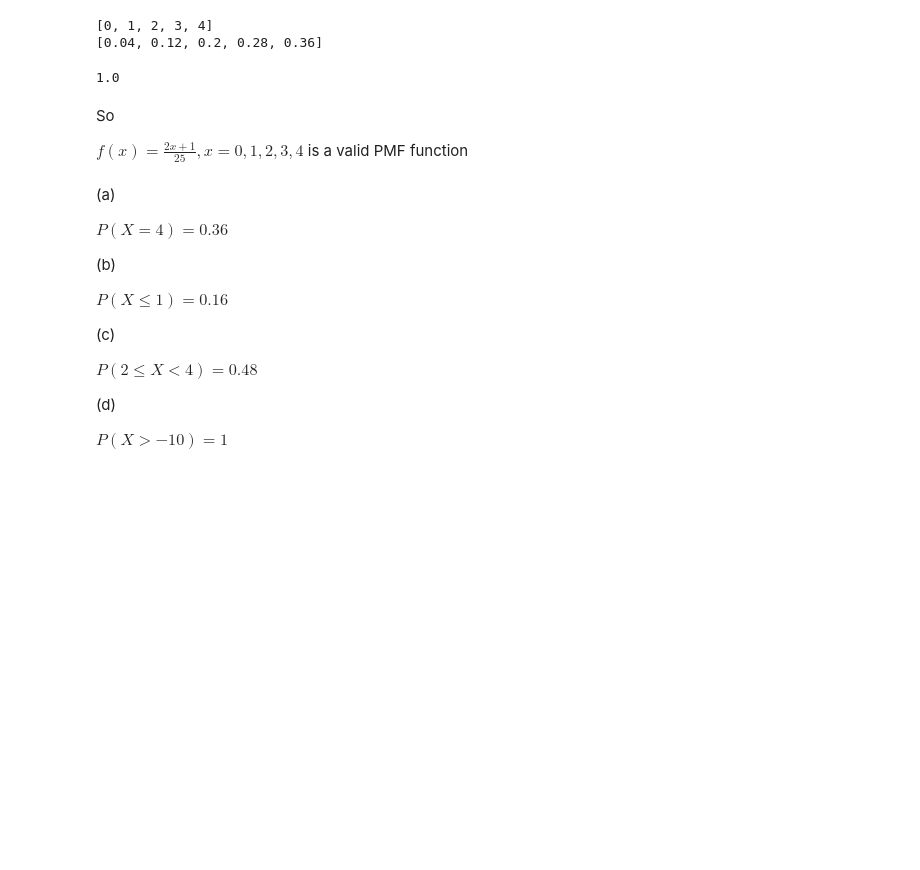
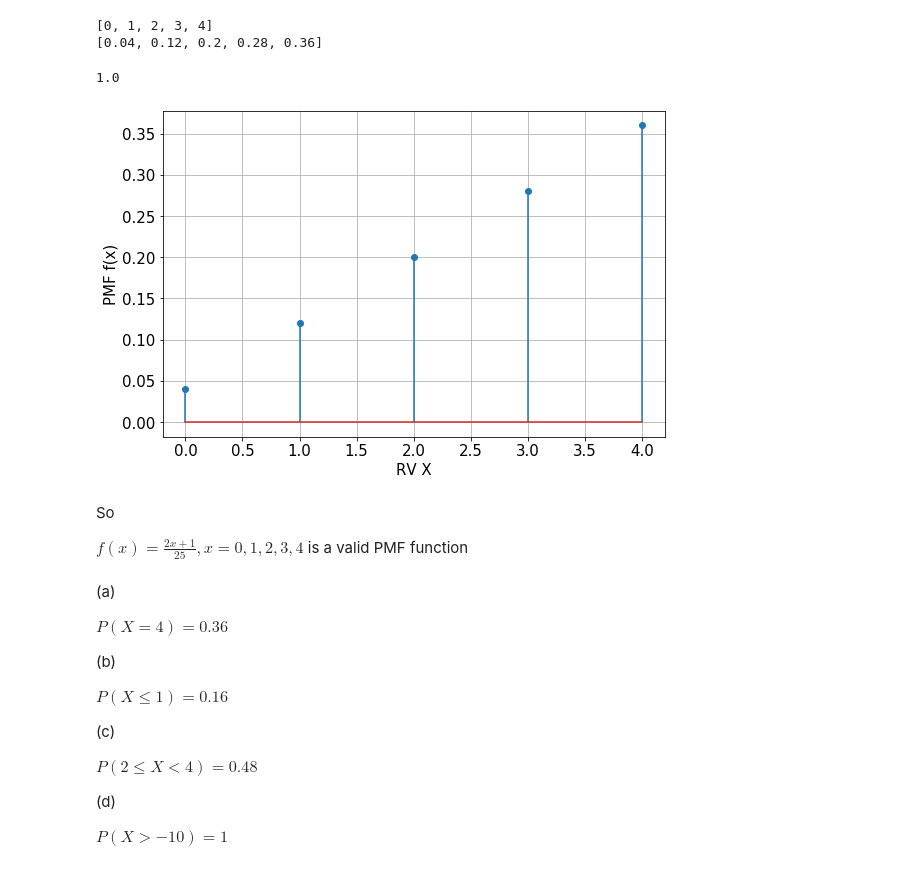
Before and after one commit to sbme-tutorials/Biostatistics-Tutorials, a Jupyter notebook: Section_05.ipynb, the cells around one changed output. Cells and saved outputs as stored; diff of their text form; code cells hidden in the pictures; blank space fills up the shorter version.

Commit message:
plotting pdf and cdf

```diff
--- a/Section_05.ipynb
+++ b/Section_05.ipynb
@@ -141,6 +145,20 @@ print(probs)
 sum(probs)
 # %% [output]
 1.0
+# %%
+def plot_pmf(x, fx):
+    plt.figure(figsize=(9,6))
+    plt.stem( x , fx, use_line_collection = True)
+    plt.xlabel("RV X",fontsize=15)
+    plt.ylabel("PMF f(x)",fontsize=15)
+    plt.xticks(fontsize=15)
+    plt.yticks(fontsize=15)
+    plt.grid(True)
+    plt.show()
+# %%
+plot_pmf(x, probs)
+# %% [output]
+[figure, added]
 # %% [markdown]
 So
 
```
Also changed, not shown: parts of 32 cells of this notebook.
